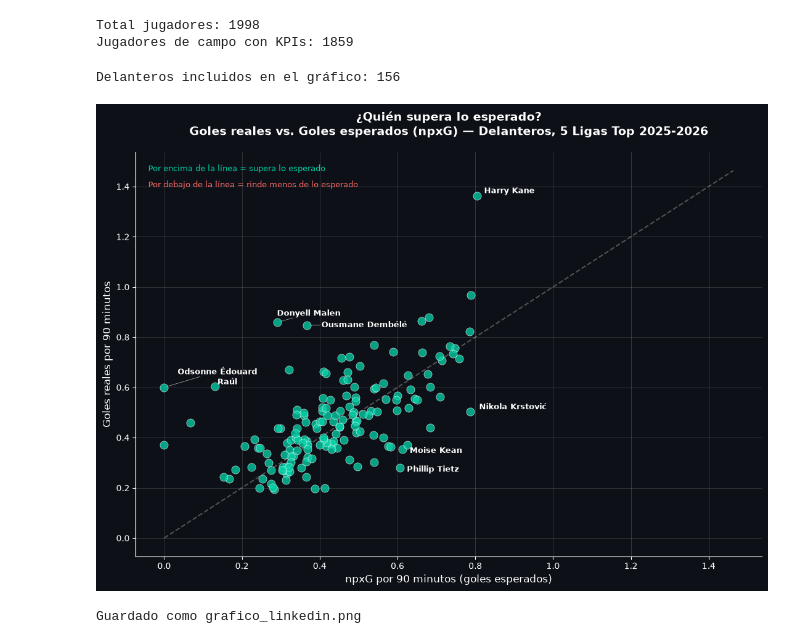
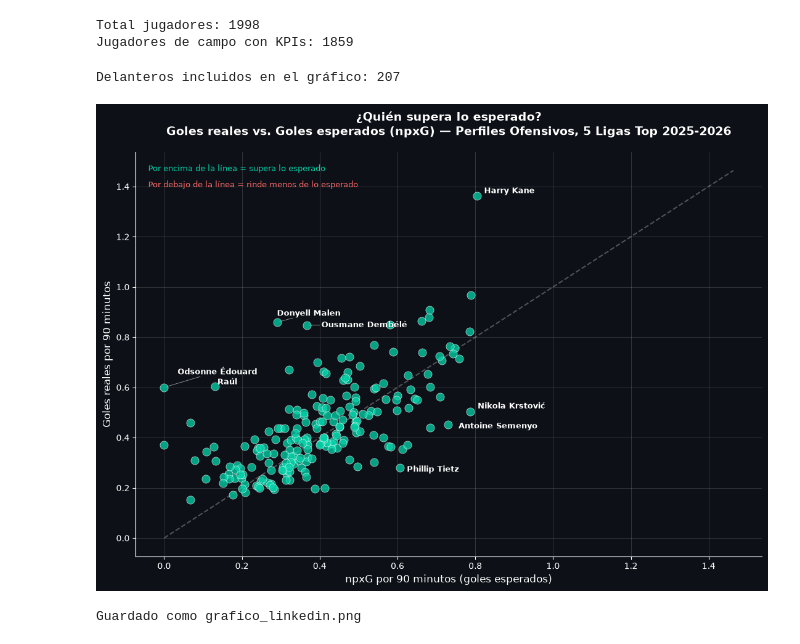
Before and after one commit to camiloroman-dataanalyst/scouting-futbol-valorizacion, a Jupyter notebook: Notebook/process_fbref_html.ipynb, the cells around one changed output. Drawn from its saved outputs; the diff is of its cells as text; code cells hidden in the pictures.

```diff
--- a/Notebook/process_fbref_html.ipynb
+++ b/Notebook/process_fbref_html.ipynb
@@ -388,9 +388,8 @@ df_fbref["nombre_normalizado"] = df_fbref["Player"].apply(normalizar_nombre)
 df_understat["nombre_normalizado"] = df_understat["player_name"].apply(normalizar_nombre)
 
 # nos quedamos solo con las columnas de xG/xA que necesitamos de understat
-columnas_understat = [
-    "nombre_normalizado", "xG", "xA", "npxG", "xGChain", "xGBuildup"
-]
+columnas_understat = ["nombre_normalizado", "xG", "xA", "npxG", "xGChain", "xGBuildup", "key_passes"]
+
 df_understat_reducido = df_understat[columnas_understat].drop_duplicates(
     subset="nombre_normalizado"
 )
@@ -442,7 +441,7 @@ df_pendientes["apellido"] = df_pendientes["nombre_normalizado"].apply(apellido)
 df_pendientes["equipo_normalizado"] = df_pendientes["Squad"].apply(normalizar_equipo)
 
 recuperados = 0
-columnas_a_copiar = ["xG", "xA", "npxG", "xGChain", "xGBuildup"]
+columnas_a_copiar = ["xG", "xA", "npxG", "xGChain", "xGBuildup", "key_passes"]
 
 for idx, fila in df_pendientes.iterrows():
     candidatos = df_understat[
@@ -603,7 +602,7 @@ from adjustText import adjust_text
 df = pd.read_csv("data_raw_fbref/dataset_con_kpis.csv")
 
 delanteros = df[
-    (df["Pos_Principal"] == "FW") &
+    (df["Pos"].str.contains("FW", na=False)) &
     (df["KPI_npxG_90"].notna()) &
     (df["Performance_Gls"] >= 5)
 ].copy()
@@ -632,34 +631,34 @@ destacados = pd.concat([
 textos = []
 for _, fila in destacados.iterrows():
     t = ax.text(
         fila["KPI_npxG_90"], fila["KPI_Goles_90"], fila["Player"],
         fontsize=9, color="white", weight="bold"
     )
     textos.append(t)
 
 adjust_text(textos, ax=ax, arrowprops=dict(arrowstyle="-", color="white", lw=0.6, alpha=0.6))
 
 ax.set_xlabel("npxG por 90 minutos (goles esperados)", fontsize=12, color="white")
 ax.set_ylabel("Goles reales por 90 minutos", fontsize=12, color="white")
 ax.set_title(
-    "¿Quién supera lo esperado?\nGoles reales vs. Goles esperados (npxG) — Delanteros, 5 Ligas Top 2025-2026",
+    "¿Quién supera lo esperado?\nGoles reales vs. Goles esperados (npxG) — Perfiles Ofensivos, 5 Ligas Top 2025-2026",
     fontsize=14, color="white", pad=20, weight="bold"
 )
 
 ax.text(0.02, 0.97, "Por encima de la línea = supera lo esperado",
         transform=ax.transAxes, fontsize=9, color="#00d4aa", va="top")
 ax.text(0.02, 0.93, "Por debajo de la línea = rinde menos de lo esperado",
         transform=ax.transAxes, fontsize=9, color="#ff6b6b", va="top")
 
 ax.grid(alpha=0.15)
 ax.spines[["top", "right"]].set_visible(False)
 
 plt.tight_layout()
 plt.savefig("grafico_linkedin.png", dpi=200, facecolor=fig.get_facecolor())
 plt.show()
 
 print("Guardado como grafico_linkedin.png")
 # %% [output]
-Delanteros incluidos en el gráfico: 156
+Delanteros incluidos en el gráfico: 207
-[figure, old version]
+[figure, new version]
 Guardado como grafico_linkedin.png
```
Also changed, not shown: parts of 4 cells of this notebook, 4 other files.
